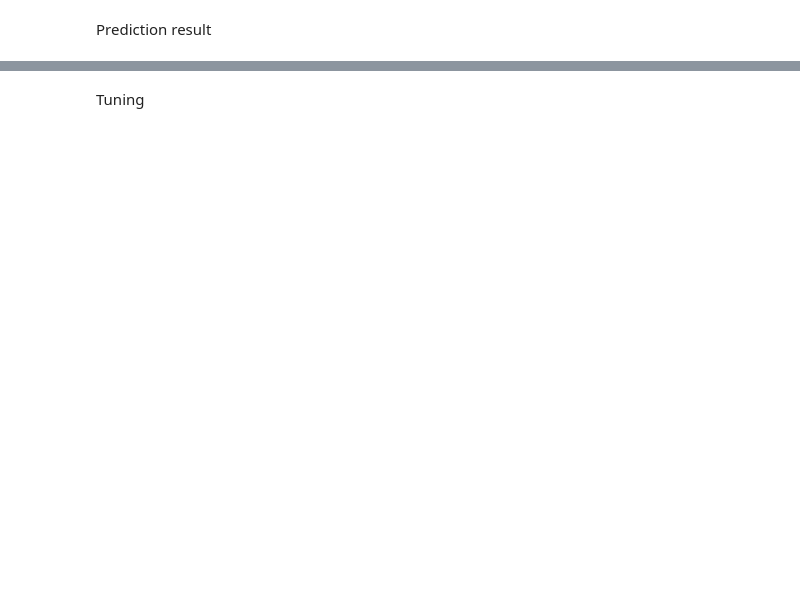
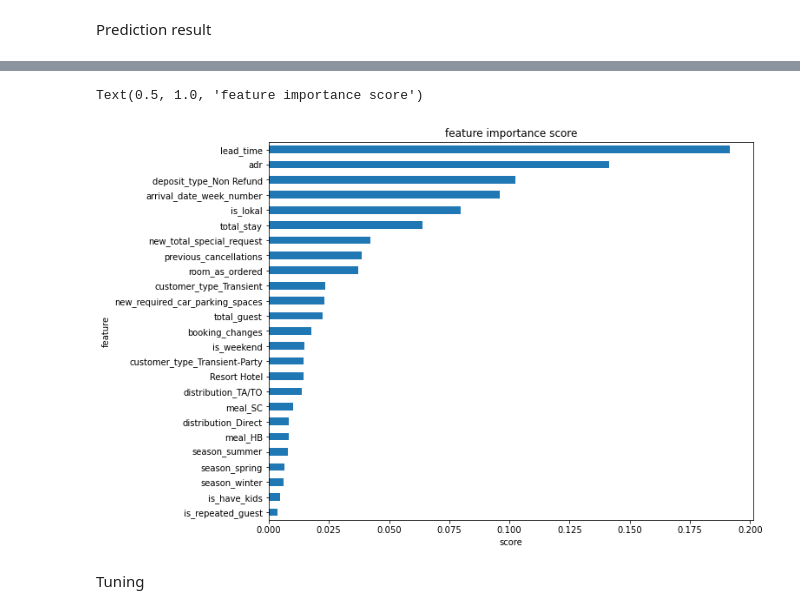
Before and after one commit to ari-mhp/FP-Rakamin-DS-MD-Hotel, a Jupyter notebook: Stage 3/stage3.ipynb, the cells around one changed output, grey strips where cells are left out. Saved outputs shown, nothing was run; the diff lists cells and outputs as text; code cells hidden in the pictures; blank space fills up the shorter version.

Commit message:
update random forest

```diff
--- a/Stage 3/stage3.ipynb
+++ b/Stage 3/stage3.ipynb
@@ -895,4 +895,6 @@ Result after tuning
 # %%
 from sklearn.ensemble import RandomForestClassifier
 
-rf1 = RandomForestClassifier()
+rf1 = RandomForestClassifier(random_state=42)
+
+rf1.fit(X1_train, y1_train)
@@ -901,2 +942,13 @@ Prediction result
+# %%
+rf1_feat = pd.Series(rf1.feature_importances_, index=X1.columns)
+ax = rf1_feat.nlargest(25).plot(kind='barh', figsize=(10, 8))
+ax.invert_yaxis()
+
+plt.xlabel('score')
+plt.ylabel('feature')
+plt.title('feature importance score')
+# %% [output]
+Text(0.5, 1.0, 'feature importance score')
+[figure, added]
 # %% [markdown]
 Tuning
```
Also changed, not shown: parts of 10 cells of this notebook.
